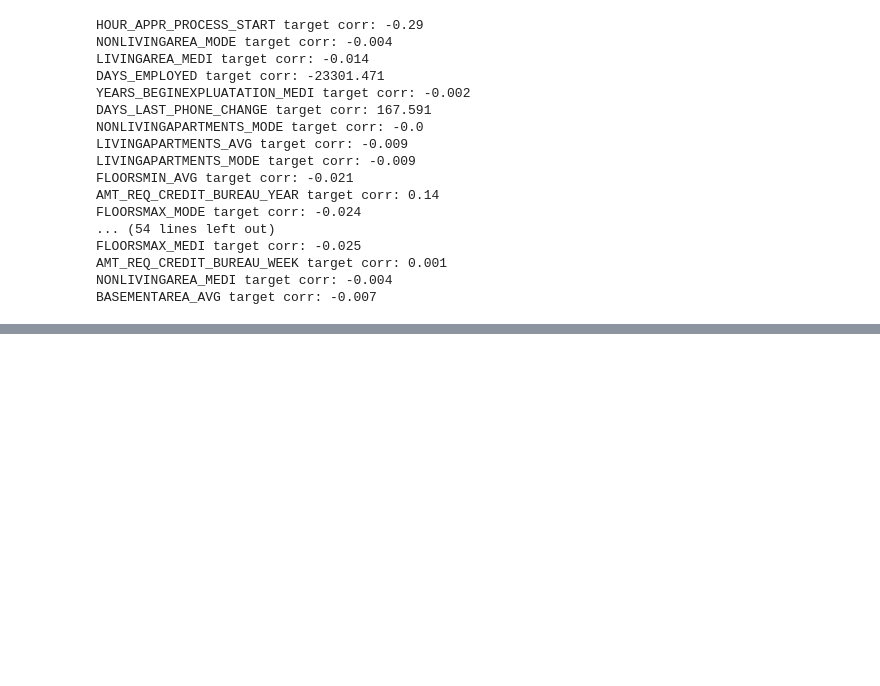
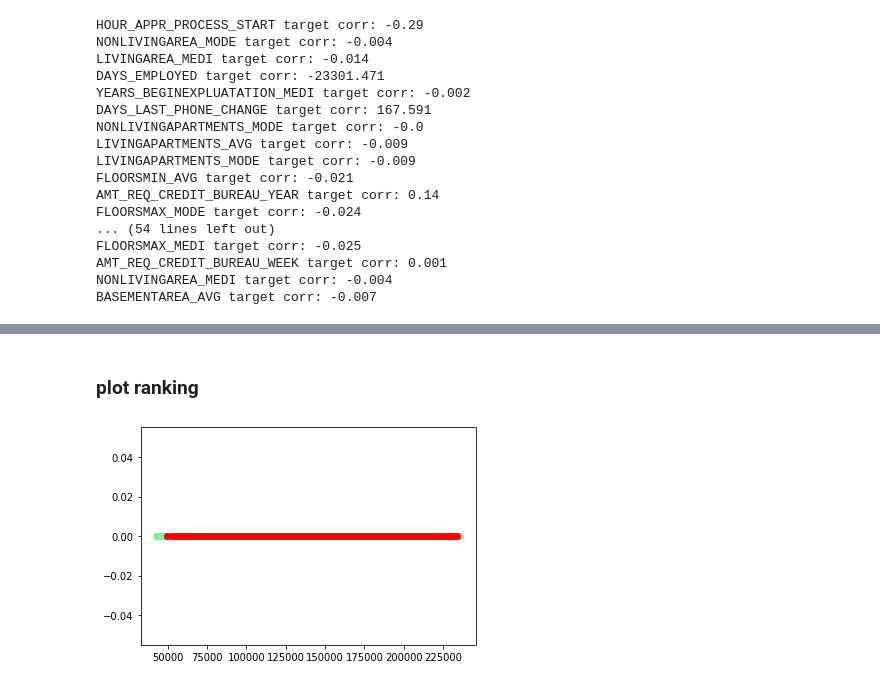
Before and after one commit to dayyass/bachelor-diploma, a Jupyter notebook: analysis/numerical_features.ipynb, the cells around one changed output, grey strips where cells are left out. Drawn from its saved outputs; the diff is of its cells as text; code cells hidden in the pictures; blank space fills up the shorter version.

```diff
--- a/analysis/numerical_correlation.ipynb
+++ b/analysis/numerical_features.ipynb
@@ -211,0 +365,13 @@ BASEMENTAREA_AVG target corr: -0.007
+# %%
+greater_feature_is_better_rank = df_application_train_numerical[greater_feature_is_better].rank(
+    ascending=False, na_option='bottom'
+)
+# %%
+greater_feature_is_worse_rank = df_application_train_numerical[greater_feature_is_worse].rank(
+    ascending=True, na_option='bottom'
+)
+# %%
+ranked_data = pd.concat(
+    [greater_feature_is_better_rank, greater_feature_is_worse_rank],
+    axis=1,
+)
@@ -211,0 +389,3 @@ BASEMENTAREA_AVG target corr: -0.007
+# %%
+ranked_data_mean = pd.DataFrame(ranked_data.mean(axis=1), columns=['rank'])
+ranked_data_mean['TARGET'] = df_application_train_numerical['TARGET']
@@ -211,0 +402,10 @@ BASEMENTAREA_AVG target corr: -0.007
+# %% [markdown]
+### plot ranking
+# %%
+rank_target_0 = ranked_data_mean[ranked_data_mean['TARGET'] == 0]['rank']  # GOOD
+rank_target_1 = ranked_data_mean[ranked_data_mean['TARGET'] == 1]['rank']  # BAD
+
+plt.scatter(rank_target_0, len(rank_target_0) * [0], color='lightgreen')
+plt.scatter(rank_target_1, len(rank_target_1) * [0], color='red');
+# %% [output]
+[figure, added]
```
Also changed, not shown: parts of 27 cells of this notebook, 7 other files.
